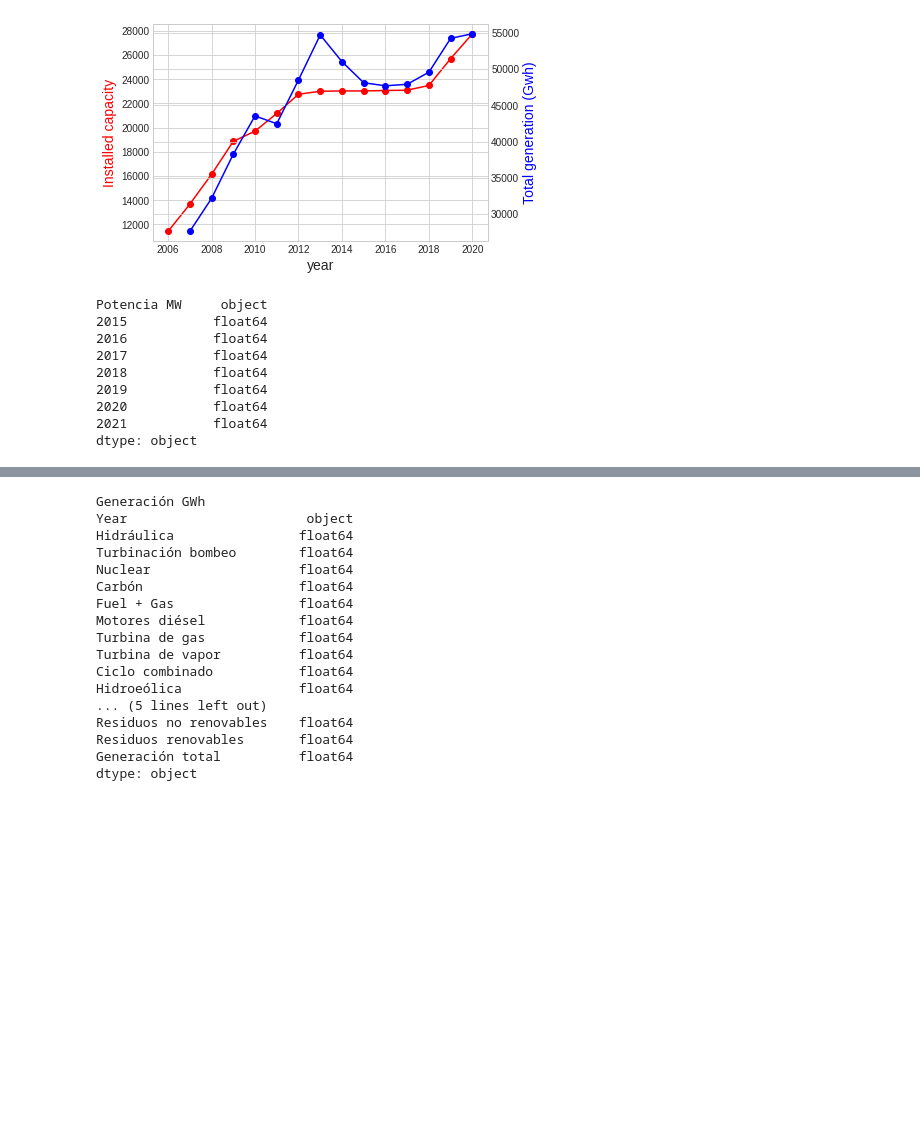
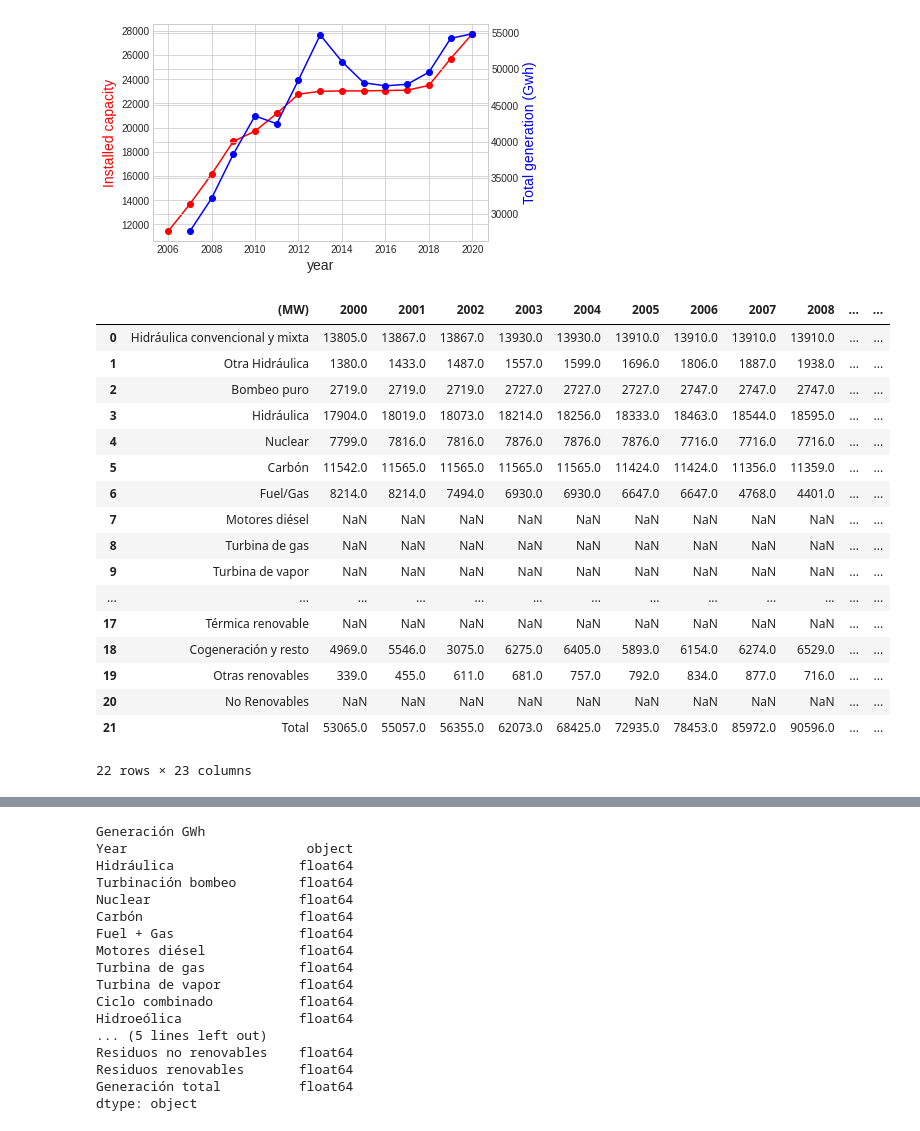
Before and after one commit to castorgit/Renewables-stats, a Jupyter notebook: Renewables_spain_increase.ipynb, the cells around one changed output, grey strips where cells are left out. Cells and saved outputs as stored; diff of their text form; code cells hidden in the pictures; blank space fills up the shorter version.

```diff
--- a/Renewables_spain_increase.ipynb
+++ b/Renewables_spain_increase.ipynb
@@ -44,14 +44,23 @@ file_df = 'renovables_datos_test'
 df = pd.read_csv(file_df +'.csv', header=0)
 # %%
-df.dtypes
+df
 # %% [output]
+|  | (MW) | 2000 | 2001 | 2002 | 2003 | 2004 | 2005 | 2006 | 2007 | 2008 | ... | ... |
+| 0 | Hidráulica convencional y mixta | 13805.0 | 13867.0 | 13867.0 | 13930.0 | 13930.0 | 13910.0 | 13910.0 | 13910.0 | 13910.0 | ... | ... |
+| 1 | Otra Hidráulica | 1380.0 | 1433.0 | 1487.0 | 1557.0 | 1599.0 | 1696.0 | 1806.0 | 1887.0 | 1938.0 | ... | ... |
+| 2 | Bombeo puro | 2719.0 | 2719.0 | 2719.0 | 2727.0 | 2727.0 | 2727.0 | 2747.0 | 2747.0 | 2747.0 | ... | ... |
+| 3 | Hidráulica | 17904.0 | 18019.0 | 18073.0 | 18214.0 | 18256.0 | 18333.0 | 18463.0 | 18544.0 | 18595.0 | ... | ... |
+| 4 | Nuclear | 7799.0 | 7816.0 | 7816.0 | 7876.0 | 7876.0 | 7876.0 | 7716.0 | 7716.0 | 7716.0 | ... | ... |
+| 5 | Carbón | 11542.0 | 11565.0 | 11565.0 | 11565.0 | 11565.0 | 11424.0 | 11424.0 | 11356.0 | 11359.0 | ... | ... |
+| 6 | Fuel/Gas | 8214.0 | 8214.0 | 7494.0 | 6930.0 | 6930.0 | 6647.0 | 6647.0 | 4768.0 | 4401.0 | ... | ... |
+| 7 | Motores diésel | NaN | NaN | NaN | NaN | NaN | NaN | NaN | NaN | NaN | ... | ... |
+| 8 | Turbina de gas | NaN | NaN | NaN | NaN | NaN | NaN | NaN | NaN | NaN | ... | ... |
+| 9 | Turbina de vapor | NaN | NaN | NaN | NaN | NaN | NaN | NaN | NaN | NaN | ... | ... |
+| ... | ... | ... | ... | ... | ... | ... | ... | ... | ... | ... | ... | ... |
+| 17 | Térmica renovable | NaN | NaN | NaN | NaN | NaN | NaN | NaN | NaN | NaN | ... | ... |
+| 18 | Cogeneración y resto | 4969.0 | 5546.0 | 3075.0 | 6275.0 | 6405.0 | 5893.0 | 6154.0 | 6274.0 | 6529.0 | ... | ... |
+| 19 | Otras renovables | 339.0 | 455.0 | 611.0 | 681.0 | 757.0 | 792.0 | 834.0 | 877.0 | 716.0 | ... | ... |
+| 20 | No Renovables | NaN | NaN | NaN | NaN | NaN | NaN | NaN | NaN | NaN | ... | ... |
+| 21 | Total | 53065.0 | 55057.0 | 56355.0 | 62073.0 | 68425.0 | 72935.0 | 78453.0 | 85972.0 | 90596.0 | ... | ... |
-Potencia MW     object
-2015           float64
-2016           float64
-2017           float64
-2018           float64
-2019           float64
-2020           float64
-2021           float64
-dtype: object
+22 rows × 23 columns
 # %%
```
Also changed, not shown: parts of 5 cells of this notebook, 1 other file.
